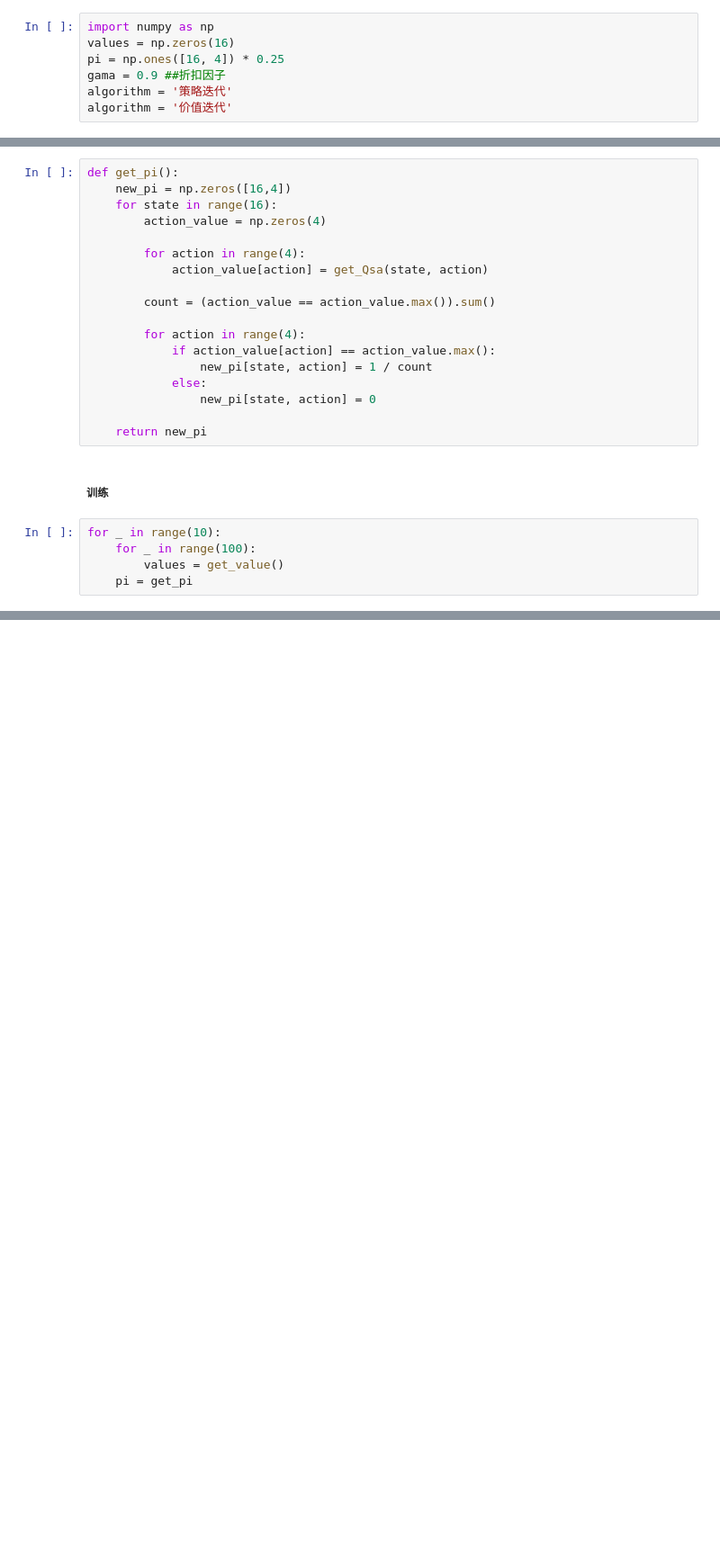
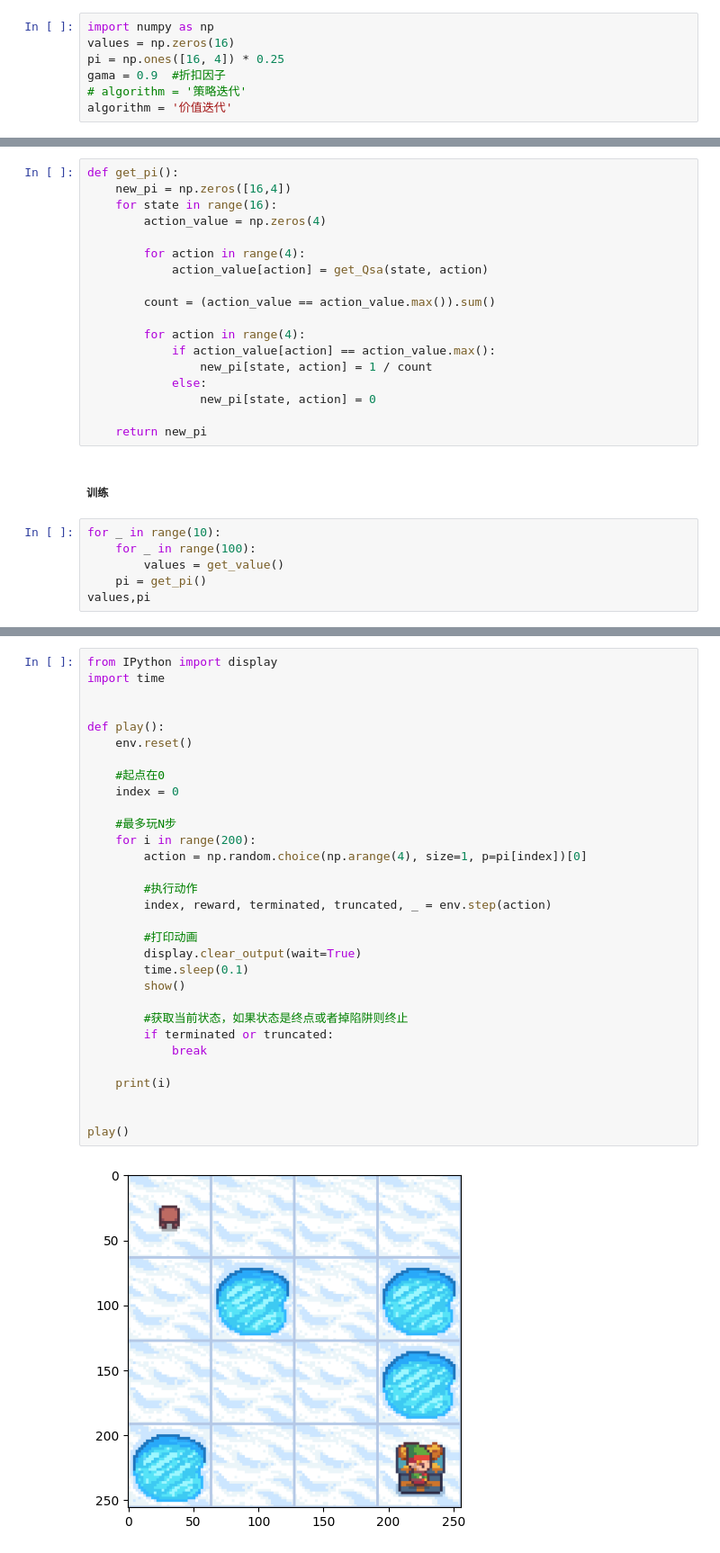
Before and after one commit to icebear-01/RL_demo_learn, a Jupyter notebook: 冰湖demo/frozenLake.ipynb, the cells around one changed output, grey strips where cells are left out. Shown at 90% size. Saved outputs shown, nothing was run; the diff lists cells and outputs as text; blank space fills up the shorter version.

```diff
--- a/冰湖demo/frozenLake.ipynb
+++ b/冰湖demo/frozenLake.ipynb
@@ -36,8 +36,8 @@ show()
 import numpy as np
 values = np.zeros(16)
 pi = np.ones([16, 4]) * 0.25
-gama = 0.9 ##折扣因子
-algorithm = '策略迭代'
+gama = 0.9  #折扣因子
+# algorithm = '策略迭代'
 algorithm = '价值迭代'
 # %% [markdown]
 #### 3、主函数
@@ -114,4 +114,5 @@ def get_pi():
 for _ in range(10):
     for _ in range(100):
         values = get_value()
-    pi = get_pi
+    pi = get_pi()
+values,pi
@@ -117,0 +192,33 @@ for _ in range(10):
+# %%
+from IPython import display
+import time
+
+
+def play():
+    env.reset()
+
+    #起点在0
+    index = 0
+
+    #最多玩N步
+    for i in range(200):
+        action = np.random.choice(np.arange(4), size=1, p=pi[index])[0]
+
+        #执行动作
+        index, reward, terminated, truncated, _ = env.step(action)
+
+        #打印动画
+        display.clear_output(wait=True)
+        time.sleep(0.1)
+        show()
+
+        #获取当前状态，如果状态是终点或者掉陷阱则终止
+        if terminated or truncated:
+            break
+
+    print(i)
+
+
+play()
+# %% [output]
+[figure, added]
```
Also changed, not shown: parts of 5 cells of this notebook, 5 other files.
